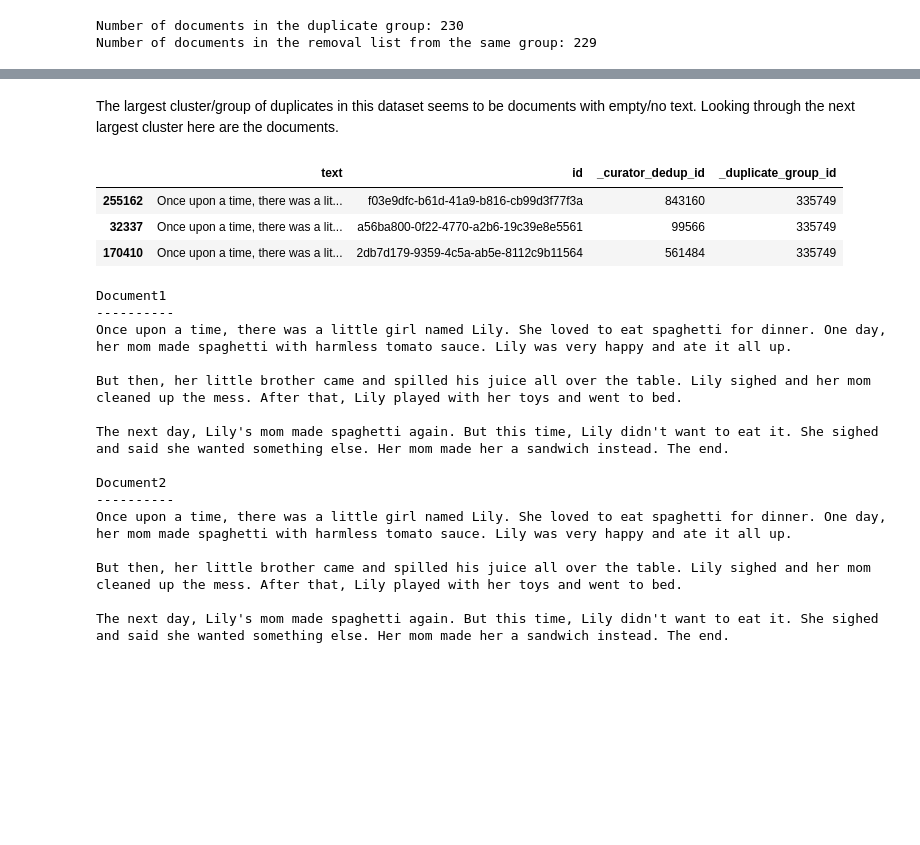
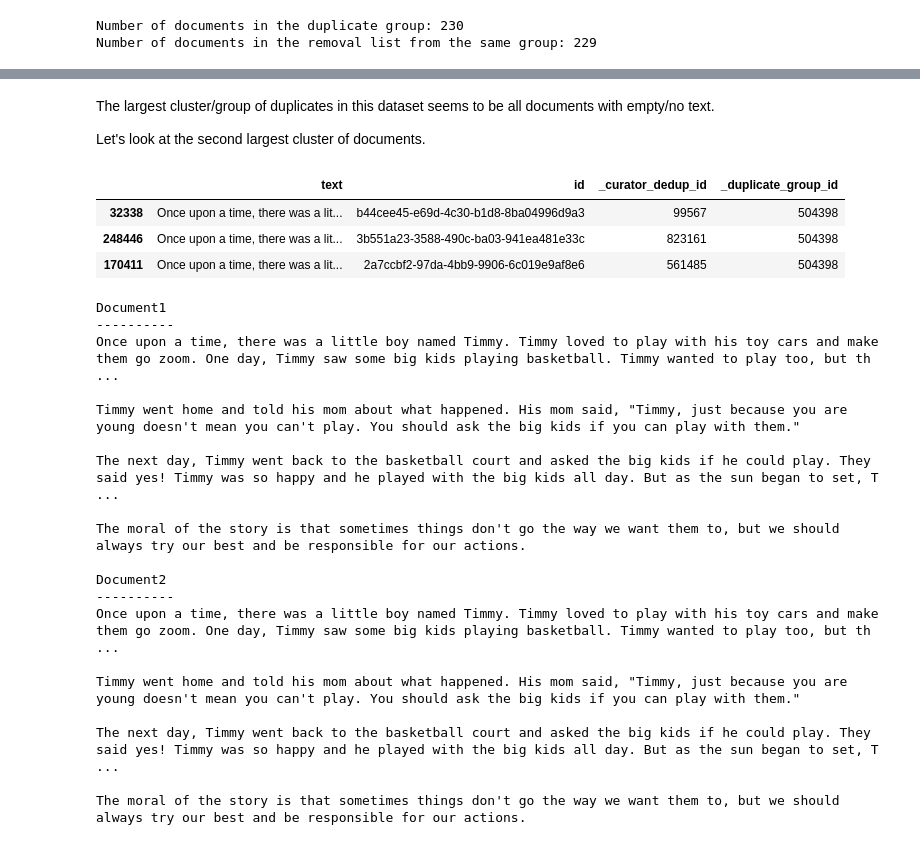
Before and after one commit to ayushdg/NeMo-Curator, a Jupyter notebook: tutorials/text/deduplication/fuzzy/fuzzy_e2e.ipynb, the cells around one changed output, grey strips where cells are left out. Saved outputs shown, nothing was run; the diff lists cells and outputs as text; code cells hidden in the pictures; blank space fills up the shorter version.

```diff
--- a/tutorials/text/deduplication/fuzzy/fuzzy_e2e.ipynb
+++ b/tutorials/text/deduplication/fuzzy/fuzzy_e2e.ipynb
@@ -22,9 +22,9 @@ os.environ["LOGURU_LEVEL"] = "ERROR"
 
 import pandas as pd
 
-input_path = os.path.abspath("./input")  # Path to input dataset
+input_dataset_path = os.path.abspath("./input")  # Path to input dataset
 fuzzy_output_dir = os.path.abspath("./output/e2e")  # Path to store all fuzzy outputs including cache & deduped dataset
-cache_path = os.path.join(
+fuzzy_cache_path = os.path.join(
     fuzzy_output_dir, "cache"
 )  # Path to store fuzzy deduplication intermediates (minhash, lsh etc.)
 deduplicated_output_path = os.path.join(fuzzy_output_dir, "fuzzy_deduped_dataset")
@@ -214,11 +213,12 @@ display(pd.read_parquet(os.path.join(b2e_path, os.listdir(b2e_path)[0])).head())
 1. `_curator_dedup_id` - The document IDs
 2. `_duplicate_group_id` - The group ID that document belongs to. Documents with the same duplicate group ID are duplicates
 # %%
-cc_path = os.path.join(cache_path, "ConnectedComponentsStage")
+cc_path = os.path.join(fuzzy_cache_path, "ConnectedComponentsStage")
 cc_df = pd.read_parquet(cc_path)  # works with pandas since the input here is small
 display(cc_df)
 grouped_cc_df = cc_df.groupby("_duplicate_group_id")._curator_dedup_id.agg(list)
 display(grouped_cc_df)
-display(cc_df._duplicate_group_id.value_counts())
+duplicate_cluster_sizes = cc_df._duplicate_group_id.value_counts()
+display(duplicate_cluster_sizes)
 # %% [output]
 |  | _curator_dedup_id | _duplicate_group_id |
@@ -327,7 +327,7 @@ class CustomMergeStage(ProcessingStage[DocumentBatch, DocumentBatch]):
 
 pipeline = Pipeline(
     name="Explore duplicates",
-    stages=[ParquetReader(file_paths=input_path, blocksize="1GiB", _assign_ids=True), CustomMergeStage()],
+    stages=[ParquetReader(file_paths=input_dataset_path, blocksize="1GiB", _assign_ids=True), CustomMergeStage()],
 )
 # %%
 from nemo_curator.core.client import RayClient
@@ -371,32 +371,37 @@ display(merged_df[merged_df._curator_dedup_id.isin(duplicate_group)])
 230 rows × 4 columns
 # %% [markdown]
-The largest cluster/group of duplicates in this dataset seems to be documents with empty/no text.
-Looking through the next largest cluster here are the documents.
+The largest cluster/group of duplicates in this dataset seems to be all documents with empty/no text.
+
+Let's look at the second largest cluster of documents.
 # %%
-duplicates = merged_df[merged_df._curator_dedup_id.isin(grouped_cc_df.loc[335749])]
+duplicates = merged_df[merged_df._curator_dedup_id.isin(grouped_cc_df.loc[duplicate_cluster_sizes.index[1]])]
 display(duplicates)
 
 print(f"\nDocument1\n----------\n{duplicates.iloc[0].text}")
 print(f"\nDocument2\n----------\n{duplicates.iloc[1].text}")
 # %% [output]
 |  | text | id | _curator_dedup_id | _duplicate_group_id |
-| 255162 | Once upon a time, there was a lit... | f03e9dfc-b61d-41a9-b816-cb99d3f77f3a | 843160 | 335749 |
-| 32337 | Once upon a time, there was a lit... | a56ba800-0f22-4770-a2b6-19c39e8e5561 | 99566 | 335749 |
-| 170410 | Once upon a time, there was a lit... | 2db7d179-9359-4c5a-ab5e-8112c9b11564 | 561484 | 335749 |
+| 32338 | Once upon a time, there was a lit... | b44cee45-e69d-4c30-b1d8-8ba04996d9a3 | 99567 | 504398 |
+| 248446 | Once upon a time, there was a lit... | 3b551a23-3588-490c-ba03-941ea481e33c | 823161 | 504398 |
+| 170411 | Once upon a time, there was a lit... | 2a7ccbf2-97da-4bb9-9906-6c019e9af8e6 | 561485 | 504398 |
 Document1
 ----------
-Once upon a time, there was a little girl named Lily. She loved to eat spaghetti for dinner. One day, her mom made spaghetti with harmless tomato sauce. Lily was very happy and ate it all up.
+Once upon a time, there was a little boy named Timmy. Timmy loved to play with his toy cars and make them go zoom. One day, Timmy saw some big kids playing basketball. Timmy wanted to play too, but th ...
 
-But then, her little brother came and spilled his juice all over the table. Lily sighed and her mom cleaned up the mess. After that, Lily played with her toys and went to bed.
+Timmy went home and told his mom about what happened. His mom said, "Timmy, just because you are young doesn't mean you can't play. You should ask the big kids if you can play with them."
 
-The next day, Lily's mom made spaghetti again. But this time, Lily didn't want to eat it. She sighed and said she wanted something else. Her mom made her a sandwich instead. The end.
+The next day, Timmy went back to the basketball court and asked the big kids if he could play. They said yes! Timmy was so happy and he played with the big kids all day. But as the sun began to set, T ...
+
+The moral of the story is that sometimes things don't go the way we want them to, but we should always try our best and be responsible for our actions.
 
 Document2
 ----------
-Once upon a time, there was a little girl named Lily. She loved to eat spaghetti for dinner. One day, her mom made spaghetti with harmless tomato sauce. Lily was very happy and ate it all up.
+Once upon a time, there was a little boy named Timmy. Timmy loved to play with his toy cars and make them go zoom. One day, Timmy saw some big kids playing basketball. Timmy wanted to play too, but th ...
 
-But then, her little brother came and spilled his juice all over the table. Lily sighed and her mom cleaned up the mess. After that, Lily played with her toys and went to bed.
+Timmy went home and told his mom about what happened. His mom said, "Timmy, just because you are young doesn't mean you can't play. You should ask the big kids if you can play with them."
 
-The next day, Lily's mom made spaghetti again. But this time, Lily didn't want to eat it. She sighed and said she wanted something else. Her mom made her a sandwich instead. The end.
+The next day, Timmy went back to the basketball court and asked the big kids if he could play. They said yes! Timmy was so happy and he played with the big kids all day. But as the sun began to set, T ...
+
+The moral of the story is that sometimes things don't go the way we want them to, but we should always try our best and be responsible for our actions.
 # %%
 client.stop()
```
Also changed, not shown: parts of 11 cells of this notebook.
